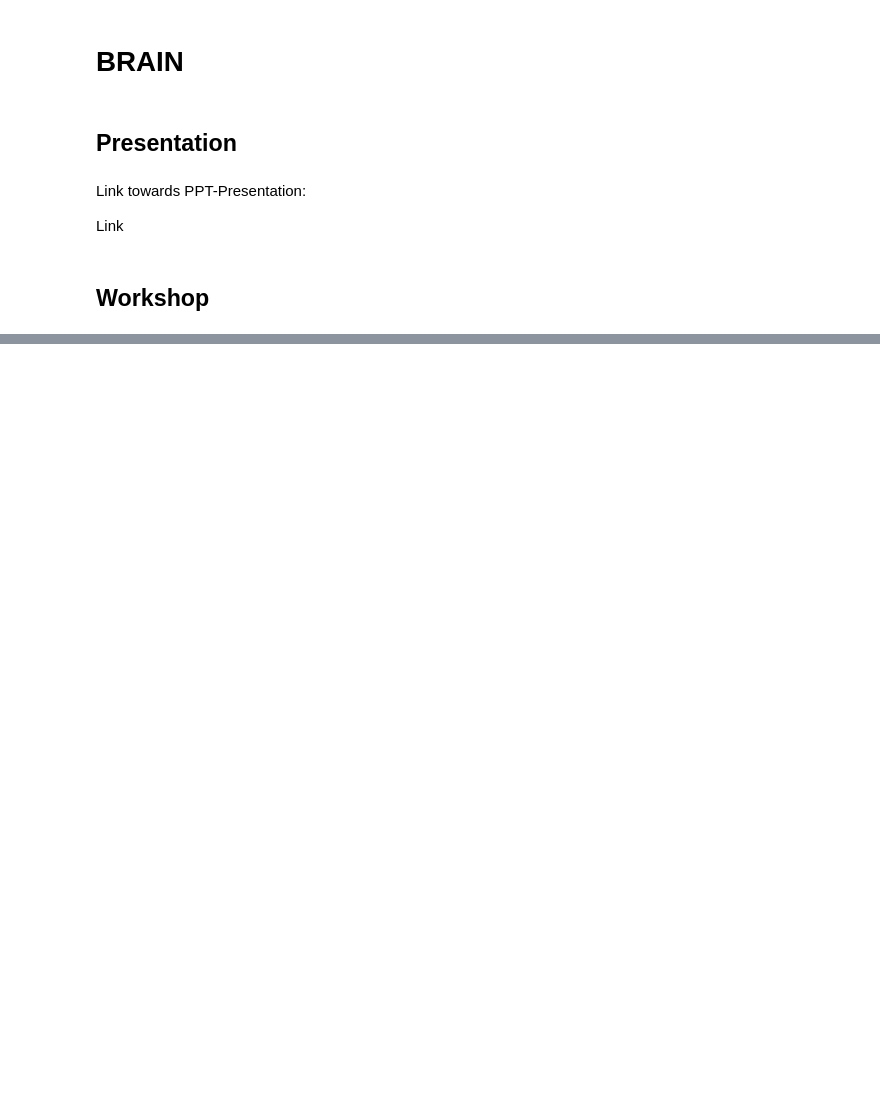
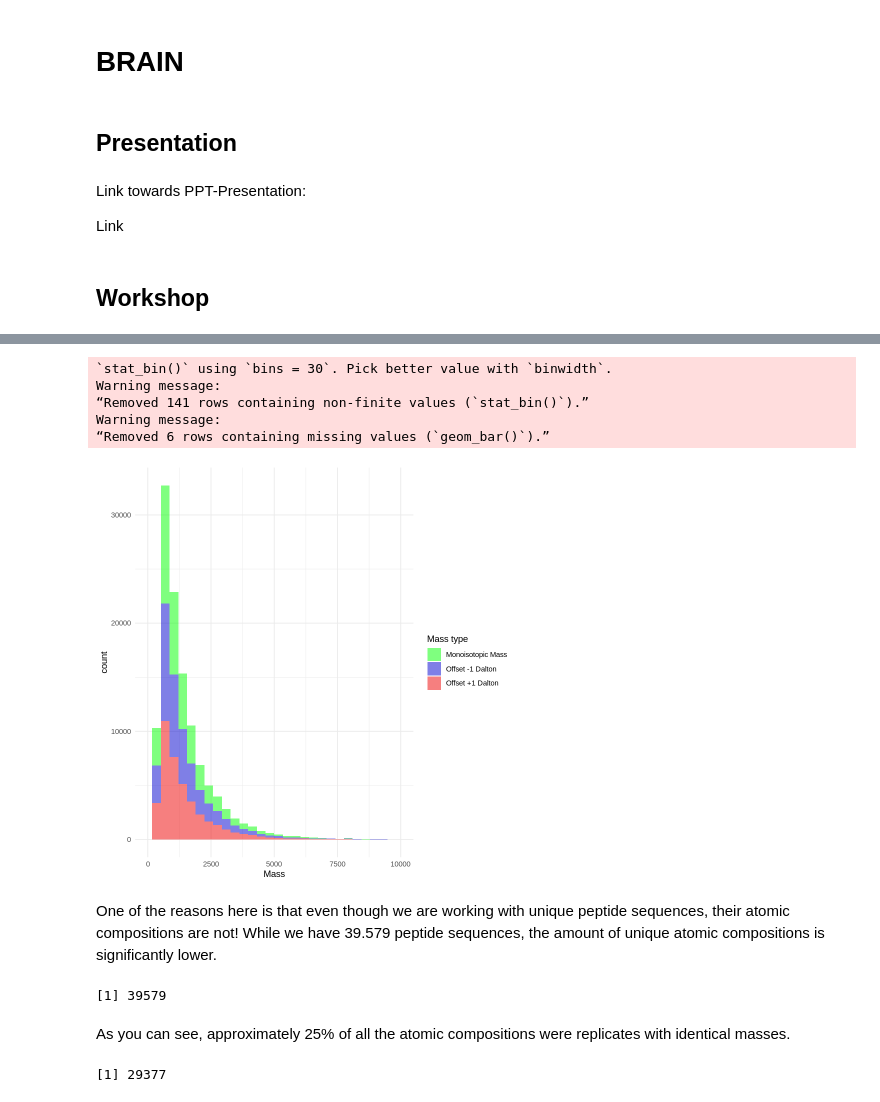
Before and after one commit to VilenneFrederique/EuBIC2024WS, a Jupyter notebook: EuBIC_Valkenborg_lab_Workshop.ipynb, the cells around one changed output, grey strips where cells are left out. Saved outputs shown, nothing was run; the diff lists cells and outputs as text; code cells hidden in the pictures; blank space fills up the shorter version.

```diff
--- a/EuBIC_Valkenborg_lab_Workshop.ipynb
+++ b/EuBIC_Valkenborg_lab_Workshop.ipynb
@@ -88,0 +239,32 @@ Bateman, A., Martin, M., Orchard, S., Magrane, M., Ahmad, S., Alpi, E., Bowler-B
+# %%
+Human_peptides_DF %>%
+  select(`Monoisotopic Mass`) %>%
+  mutate("Offset -1 Dalton" = `Monoisotopic Mass` - 1,
+         "Offset +1 Dalton" = `Monoisotopic Mass` + 1) %>%
+  gather(key = "Mass type", value = "Mass", 1:3) %>%
+  ggplot(aes(x = Mass, fill = `Mass type`)) +
+  geom_histogram(alpha = 0.5) +
+  theme_minimal() +
+  xlim(0, 10000) +
+  scale_fill_manual(values = c("green", "mediumblue", "red2"))
+# %% [output]
+`stat_bin()` using `bins = 30`. Pick better value with `binwidth`.
+Warning message:
+“Removed 141 rows containing non-finite values (`stat_bin()`).”
+Warning message:
+“Removed 6 rows containing missing values (`geom_bar()`).”
+[figure, added]
+# %% [markdown]
+One of the reasons here is that even though we are working with unique peptide sequences, their atomic compositions are not! While we have 39.579 peptide sequences, the amount of unique atomic compositions is significantly lower.
+# %%
+Atomic_Comp <- Human_peptides_DF$AAComp
+length(Atomic_Comp)
+# %% [output]
+[1] 39579
+# %% [markdown]
+As you can see, approximately 25% of all the atomic compositions were replicates with identical masses.
+# %%
+Atomic_Comp_Unique <- unique(Atomic_Comp)
+length(Atomic_Comp_Unique)
+# %% [output]
+[1] 29377
```
Also changed, not shown: parts of 18 cells of this notebook.
